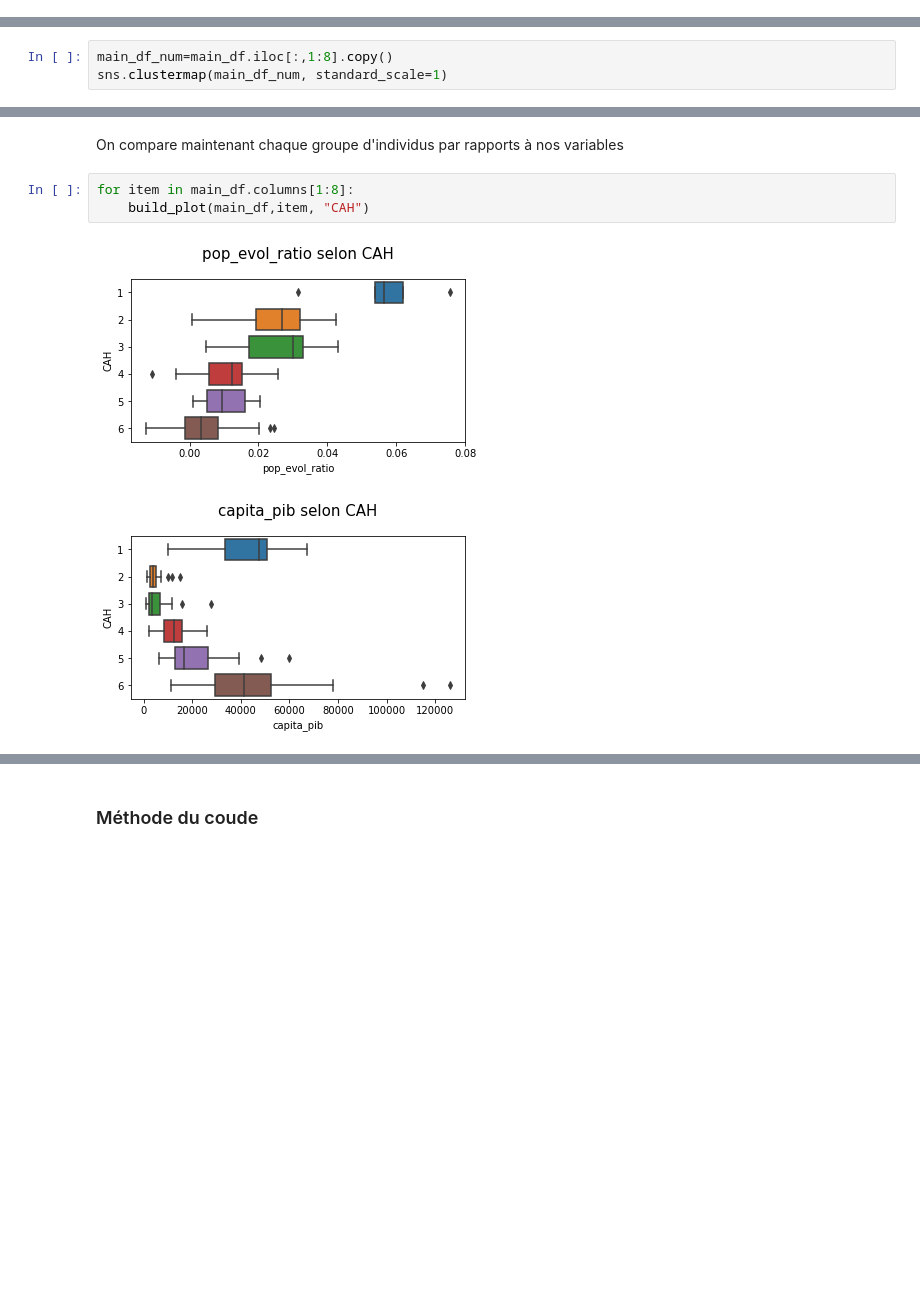
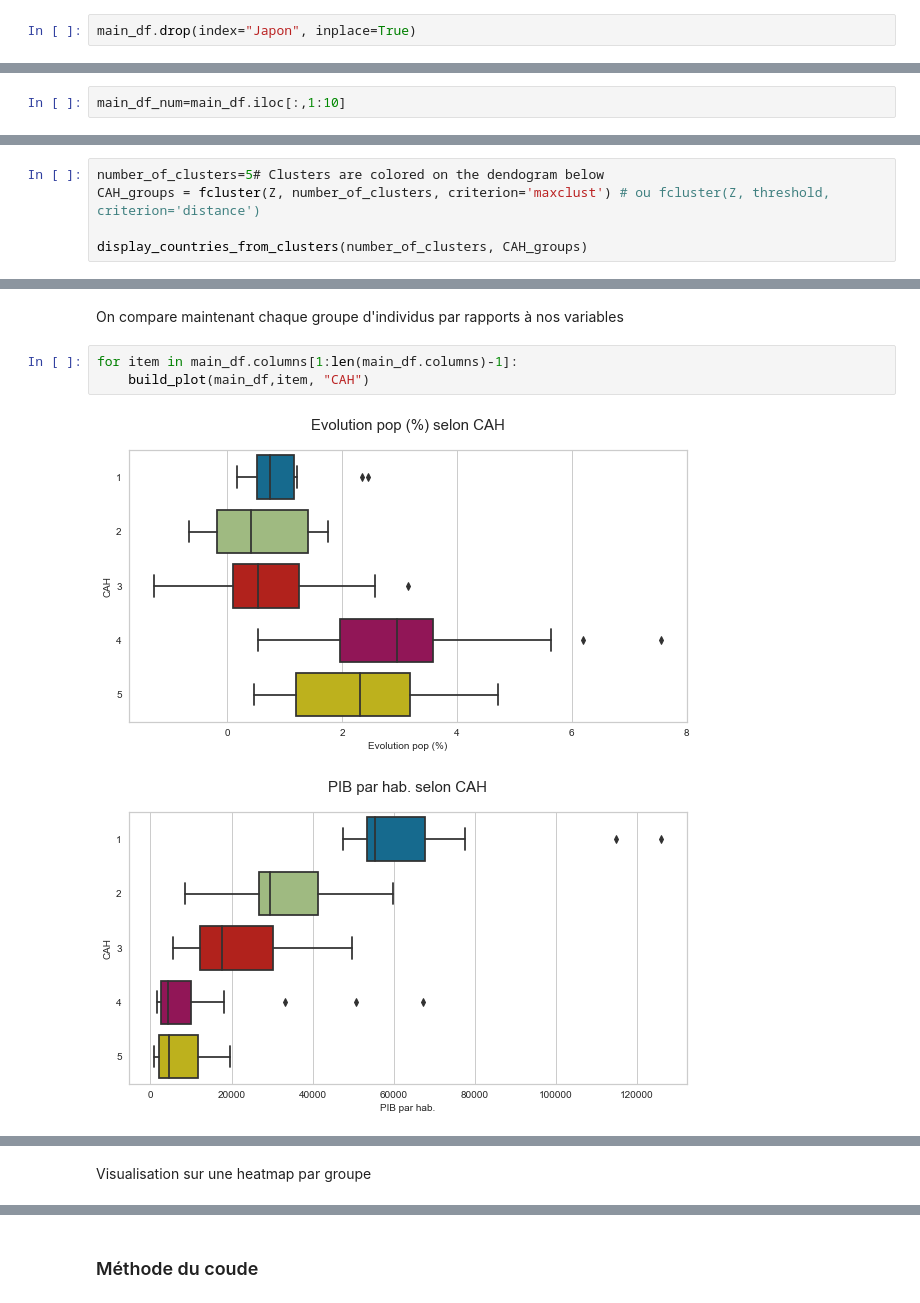
Before and after one commit to dumbor/P9_Produisez-une-etude-de-marche, a Jupyter notebook: Produisez une étude de marché.ipynb, the cells around one changed output, grey strips where cells are left out. Saved outputs shown, nothing was run; the diff lists cells and outputs as text; blank space fills up the shorter version.

```diff
--- a/Produisez une étude de marché.ipynb
+++ b/Produisez une étude de marché.ipynb
@@ -677,3 +1004,5 @@ ________________________________________________________________________________
+# %%
+main_df.drop(index="Japon", inplace=True)
 # %% [markdown]
 J'applatis le fichier outliers qui contient pluseiurs listes.
 # %%
@@ -712 +1039,3 @@ Le problème pour le k-means est que les outliers peuvent fausser le découpage
+# %%
+main_df_num=main_df.iloc[:,1:10]
 # %% [markdown]
@@ -716,5 +1045,2 @@ La finalité est de trouver le nombre de cluster idéal.
 # %% [markdown]
 On met les données à la même échelle pour pouvoir interpréter la heat map avec l'attribut standard_scale, et on ne garde que les données numériques (exit continent)
-# %%
-main_df_num=main_df.iloc[:,1:8].copy()
-sns.clustermap(main_df_num, standard_scale=1)
@@ -817,0 +1117,5 @@ Albanie, Allemagne, Arménie, Autriche, Belgique, Bulgarie, Canada, Chine - RAS
+# %%
+number_of_clusters=5# Clusters are colored on the dendogram below
+CAH_groups = fcluster(Z, number_of_clusters, criterion='maxclust') # ou fcluster(Z, threshold, criterion='distance')
+
+display_countries_from_clusters(number_of_clusters, CAH_groups)
@@ -856,8 +1199,8 @@ Affichage du cluster pour chaque individu
 # %% [markdown]
 On compare maintenant chaque groupe d'individus par rapports à nos variables
 # %%
-for item in main_df.columns[1:8]:
+for item in main_df.columns[1:len(main_df.columns)-1]:
     build_plot(main_df,item, "CAH")
 # %% [output]
-[figure, old version]
+[figure, new version]
-[figure, old version]
+[figure, new version]
@@ -868,0 +1214,2 @@ for item in main_df.columns[1:8]:
+# %% [markdown]
+Visualisation sur une heatmap par groupe
```
Also changed, not shown: parts of 248 cells of this notebook, 16 other files.
